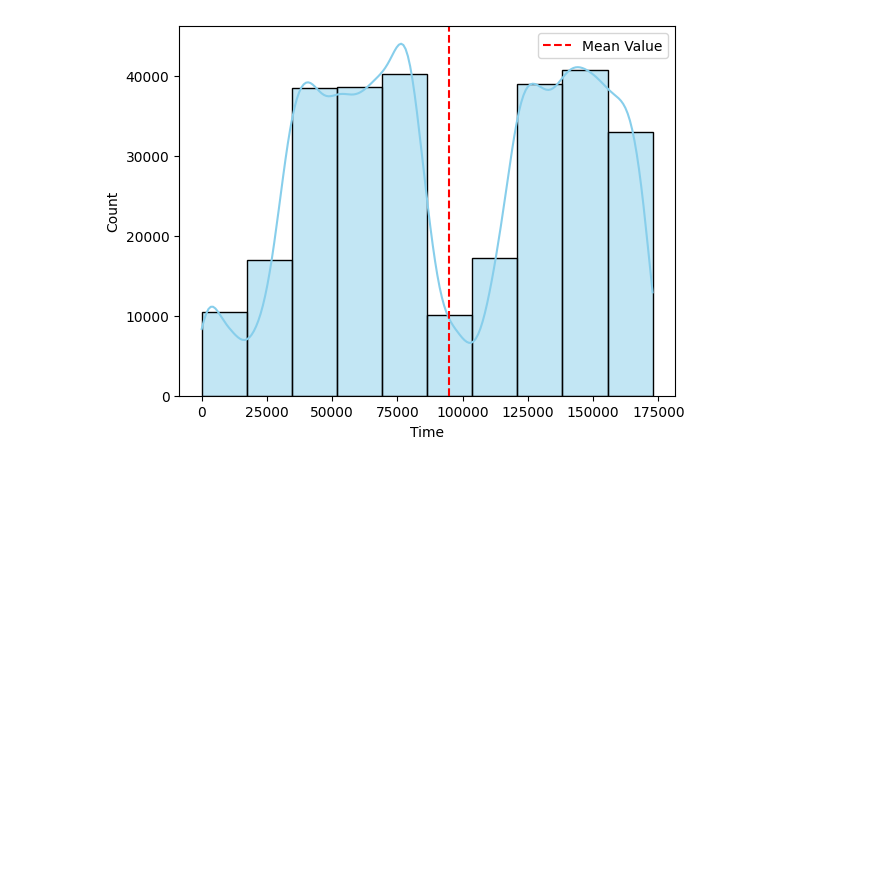
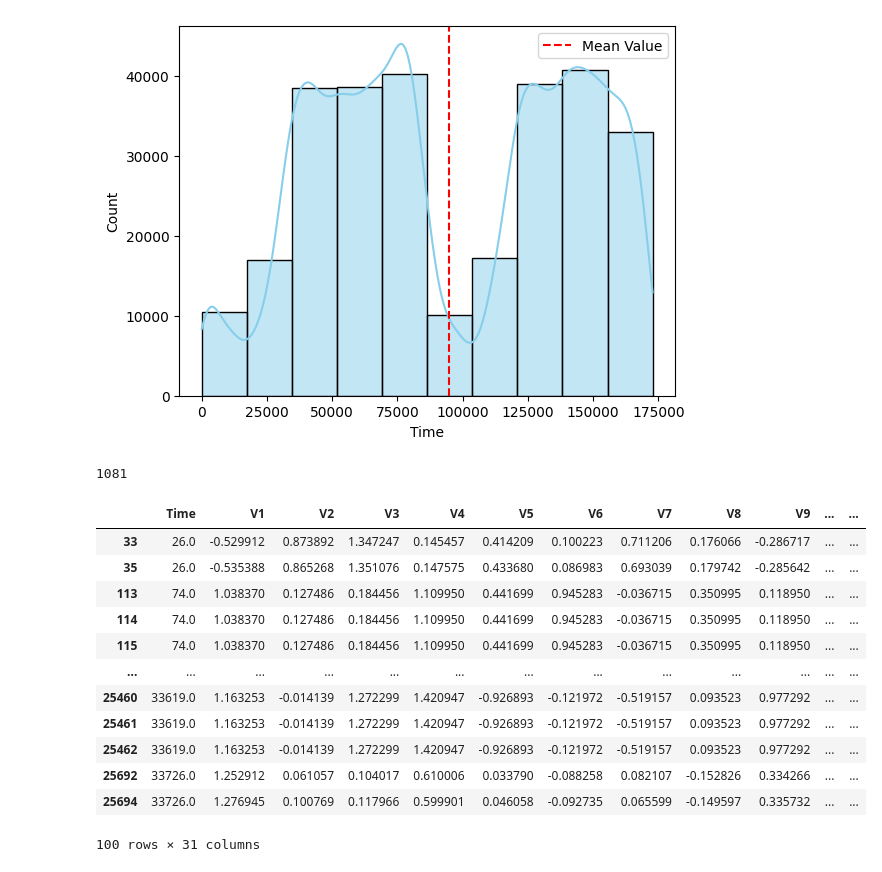
Before and after one commit to Rupesh-132/End-To-End-MLOPs-Credit_Card_Fraud_Detection, a Jupyter notebook: research/credit_card_fraud_detection.ipynb, the cells around one changed output. Saved outputs shown, nothing was run; the diff lists cells and outputs as text; code cells hidden in the pictures; blank space fills up the shorter version.

```diff
--- a/research/credit_card_fraud_detection.ipynb
+++ b/research/credit_card_fraud_detection.ipynb
@@ -72,3 +78,25 @@ plt.legend()
 # %% [output]
 <matplotlib.legend.Legend at 0x...>
 [figure]
+# %%
+data.duplicated().sum()
+# %% [output]
+1081
+# %%
+duplicated_df = data[data.duplicated()]
+# %%
+duplicated_df.head(100)
+# %% [output]
+|  | Time | V1 | V2 | V3 | V4 | V5 | V6 | V7 | V8 | V9 | ... | ... |
+| 33 | 26.0 | -0.529912 | 0.873892 | 1.347247 | 0.145457 | 0.414209 | 0.100223 | 0.711206 | 0.176066 | -0.286717 | ... | ... |
+| 35 | 26.0 | -0.535388 | 0.865268 | 1.351076 | 0.147575 | 0.433680 | 0.086983 | 0.693039 | 0.179742 | -0.285642 | ... | ... |
+| 113 | 74.0 | 1.038370 | 0.127486 | 0.184456 | 1.109950 | 0.441699 | 0.945283 | -0.036715 | 0.350995 | 0.118950 | ... | ... |
+| 114 | 74.0 | 1.038370 | 0.127486 | 0.184456 | 1.109950 | 0.441699 | 0.945283 | -0.036715 | 0.350995 | 0.118950 | ... | ... |
+| 115 | 74.0 | 1.038370 | 0.127486 | 0.184456 | 1.109950 | 0.441699 | 0.945283 | -0.036715 | 0.350995 | 0.118950 | ... | ... |
+| ... | ... | ... | ... | ... | ... | ... | ... | ... | ... | ... | ... | ... |
+| 25460 | 33619.0 | 1.163253 | -0.014139 | 1.272299 | 1.420947 | -0.926893 | -0.121972 | -0.519157 | 0.093523 | 0.977292 | ... | ... |
+| 25461 | 33619.0 | 1.163253 | -0.014139 | 1.272299 | 1.420947 | -0.926893 | -0.121972 | -0.519157 | 0.093523 | 0.977292 | ... | ... |
+| 25462 | 33619.0 | 1.163253 | -0.014139 | 1.272299 | 1.420947 | -0.926893 | -0.121972 | -0.519157 | 0.093523 | 0.977292 | ... | ... |
+| 25692 | 33726.0 | 1.252912 | 0.061057 | 0.104017 | 0.610006 | 0.033790 | -0.088258 | 0.082107 | -0.152826 | 0.334266 | ... | ... |
+| 25694 | 33726.0 | 1.276945 | 0.100769 | 0.117966 | 0.599901 | 0.046058 | -0.092735 | 0.065599 | -0.149597 | 0.335732 | ... | ... |
+100 rows × 31 columns
```
Also changed, not shown: parts of 19 cells of this notebook, 9 other files.
